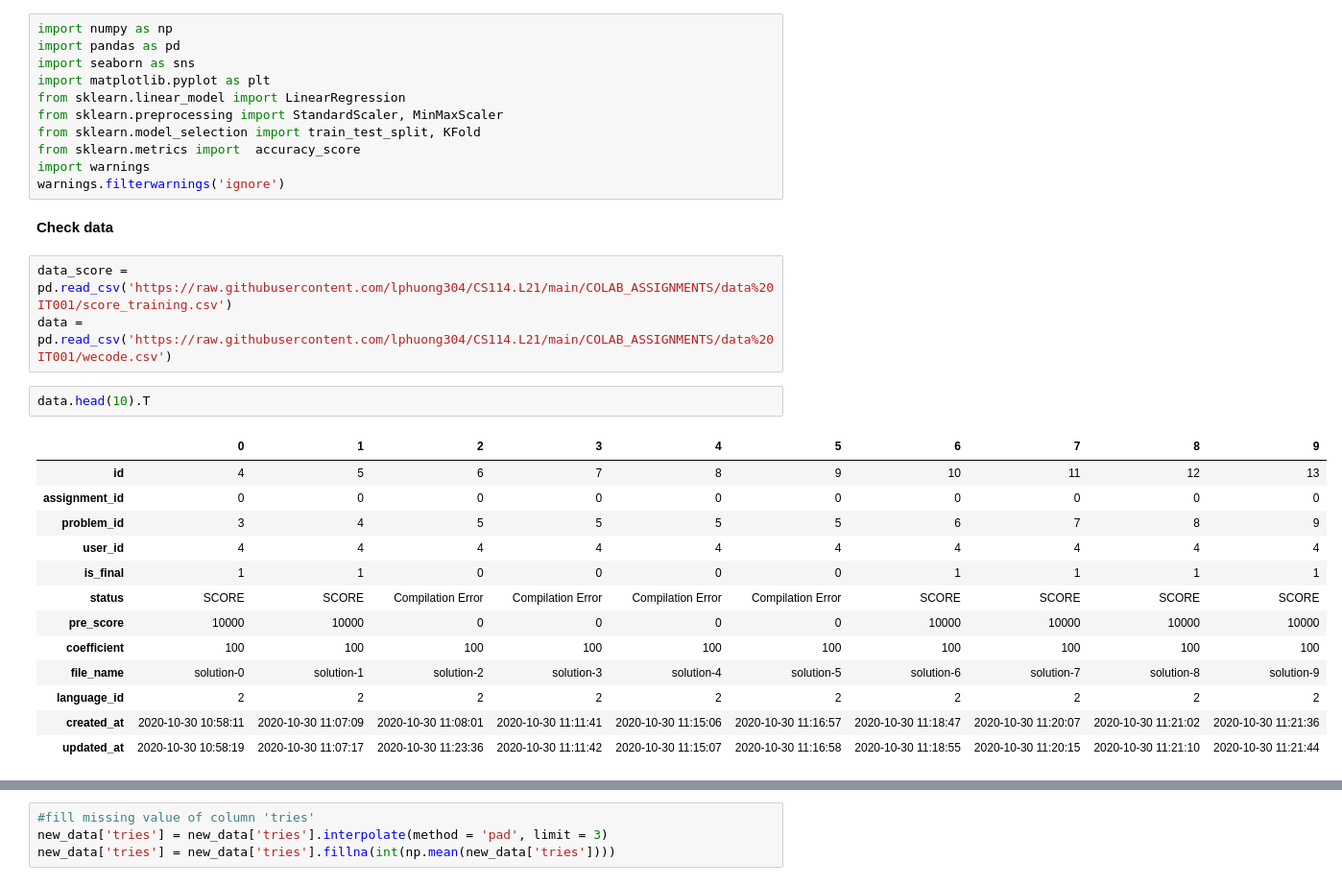
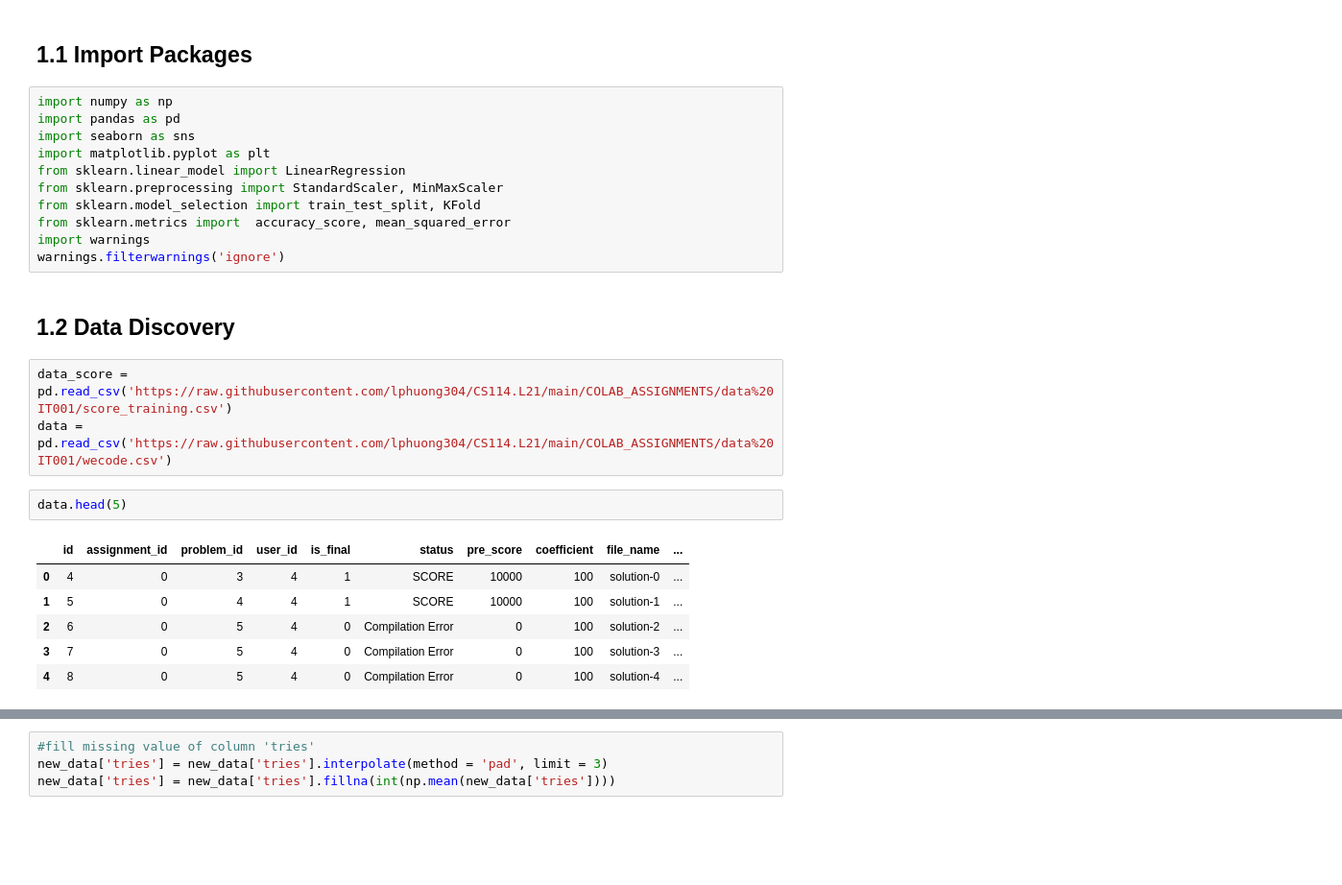
Before and after one commit to lphuong304/CS114.L21, a Jupyter notebook: COLAB_ASSIGNMENTS/COLAB_ASSIGNMENT_17_05/Solution02.ipynb, the cells around one changed output, grey strips where cells are left out. Shown: that part at 96% size. Saved outputs shown, nothing was run; the diff lists cells and outputs as text; blank space fills up the shorter version.

```diff
--- a/COLAB_ASSIGNMENTS/COLAB_ASSIGNMENT_17_05/Solution02.ipynb
+++ b/COLAB_ASSIGNMENTS/COLAB_ASSIGNMENT_17_05/Solution02.ipynb
@@ -32,3 +30,5 @@ References:
+# %% [markdown]
+## 1.1 Import Packages
 # %%
 import numpy as np
 import pandas as pd
@@ -37,29 +37,22 @@ import matplotlib.pyplot as plt
 from sklearn.linear_model import LinearRegression
 from sklearn.preprocessing import StandardScaler, MinMaxScaler
 from sklearn.model_selection import train_test_split, KFold
-from sklearn.metrics import  accuracy_score
+from sklearn.metrics import  accuracy_score, mean_squared_error
 import warnings
 warnings.filterwarnings('ignore')
-# %% [markdown]
-**Check data**
+# %% [markdown]
+## 1.2 Data Discovery
 # %%
 data_score = pd.read_csv('https://raw.githubusercontent.com/lphuong304/CS114.L21/main/COLAB_ASSIGNMENTS/data%20IT001/score_training.csv')
 data = pd.read_csv('https://raw.githubusercontent.com/lphuong304/CS114.L21/main/COLAB_ASSIGNMENTS/data%20IT001/wecode.csv')
 # %%
-data.head(10).T
+data.head(5)
 # %% [output]
-|  | 0 | 1 | 2 | 3 | 4 | 5 | 6 | 7 | 8 | 9 |
-| id | 4 | 5 | 6 | 7 | 8 | 9 | 10 | 11 | 12 | 13 |
-| assignment_id | 0 | 0 | 0 | 0 | 0 | 0 | 0 | 0 | 0 | 0 |
-| problem_id | 3 | 4 | 5 | 5 | 5 | 5 | 6 | 7 | 8 | 9 |
-| user_id | 4 | 4 | 4 | 4 | 4 | 4 | 4 | 4 | 4 | 4 |
-| is_final | 1 | 1 | 0 | 0 | 0 | 0 | 1 | 1 | 1 | 1 |
-| status | SCORE | SCORE | Compilation Error | Compilation Error | Compilation Error | Compilation Error | SCORE | SCORE | SCORE | SCORE |
-| pre_score | 10000 | 10000 | 0 | 0 | 0 | 0 | 10000 | 10000 | 10000 | 10000 |
-| coefficient | 100 | 100 | 100 | 100 | 100 | 100 | 100 | 100 | 100 | 100 |
-| file_name | solution-0 | solution-1 | solution-2 | solution-3 | solution-4 | solution-5 | solution-6 | solution-7 | solution-8 | solution-9 |
-| language_id | 2 | 2 | 2 | 2 | 2 | 2 | 2 | 2 | 2 | 2 |
-| created_at | 2020-10-30 10:58:11 | 2020-10-30 11:07:09 | 2020-10-30 11:08:01 | 2020-10-30 11:11:41 | 2020-10-30 11:15:06 | 2020-10-30 11:16:57 | 2020-10-30 11:18:47 | 2020-10-30 11:20:07 | 2020-10-30 11:21:02 | 2020-10-30 11:21:36 |
-| updated_at | 2020-10-30 10:58:19 | 2020-10-30 11:07:17 | 2020-10-30 11:23:36 | 2020-10-30 11:11:42 | 2020-10-30 11:15:07 | 2020-10-30 11:16:58 | 2020-10-30 11:18:55 | 2020-10-30 11:20:15 | 2020-10-30 11:21:10 | 2020-10-30 11:21:44 |
+|  | id | assignment_id | problem_id | user_id | is_final | status | pre_score | coefficient | file_name | ... |
+| 0 | 4 | 0 | 3 | 4 | 1 | SCORE | 10000 | 100 | solution-0 | ... |
+| 1 | 5 | 0 | 4 | 4 | 1 | SCORE | 10000 | 100 | solution-1 | ... |
+| 2 | 6 | 0 | 5 | 4 | 0 | Compilation Error | 0 | 100 | solution-2 | ... |
+| 3 | 7 | 0 | 5 | 4 | 0 | Compilation Error | 0 | 100 | solution-3 | ... |
+| 4 | 8 | 0 | 5 | 4 | 0 | Compilation Error | 0 | 100 | solution-4 | ... |
 # %%
 data.info()
```
Also changed, not shown: parts of 74 cells of this notebook.
